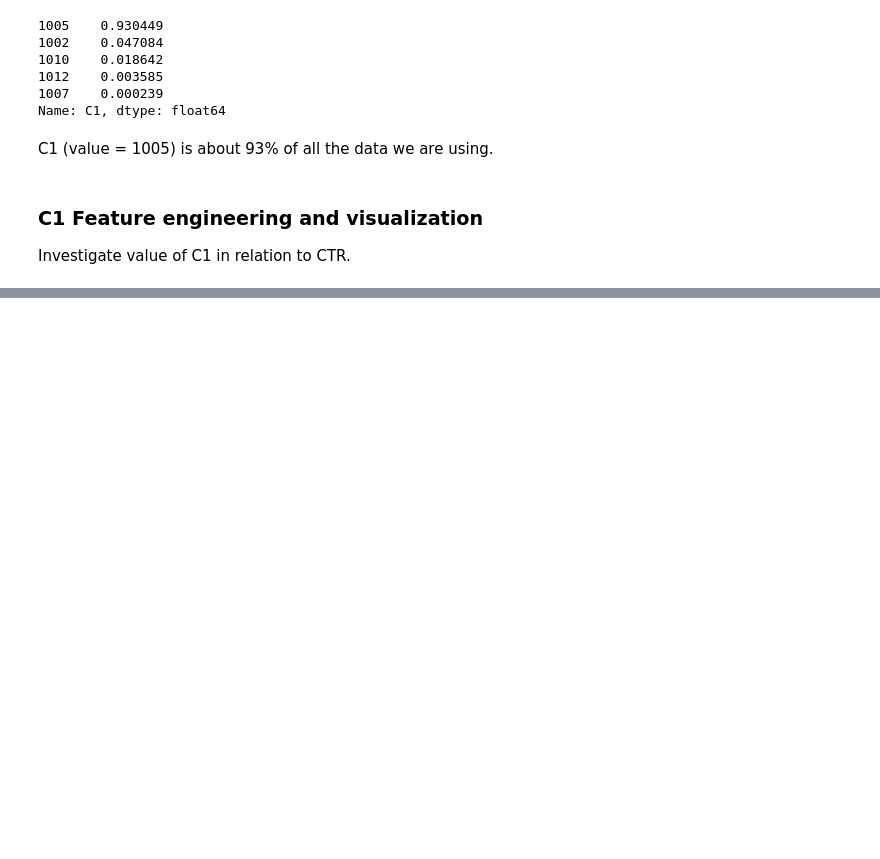
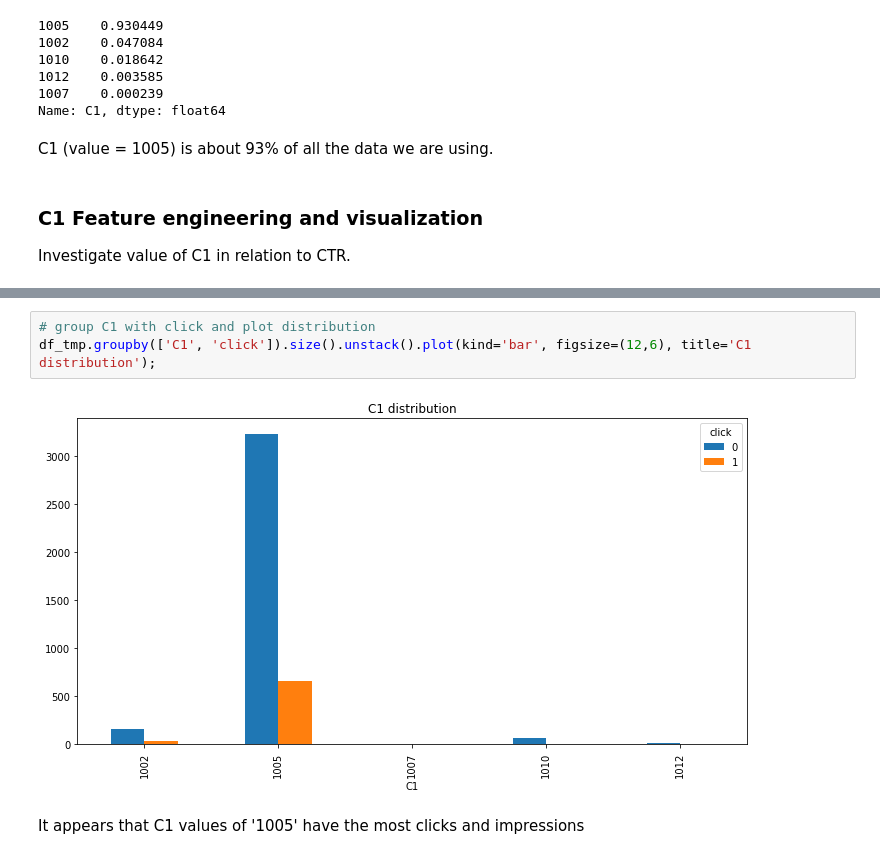
Before and after one commit to kanalyzers/ad_optimization, a Jupyter notebook: notebooks/random_forest.ipynb, the cells around one changed output, grey strips where cells are left out. Drawn from its saved outputs; the diff is of its cells as text; blank space fills up the shorter version.

Commit message:
group C1 with click and plot distribution. at first glance C1 val of 1005 have most clicks & impressions. Needs more feature engineering to tease out meaning

```diff
--- a/notebooks/random_forest.ipynb
+++ b/notebooks/random_forest.ipynb
@@ -654,0 +680,7 @@ Investigate value of C1 in relation to CTR.
+# %%
+# group C1 with click and plot distribution
+df_tmp.groupby(['C1', 'click']).size().unstack().plot(kind='bar', figsize=(12,6), title='C1 distribution');
+# %% [output]
+[figure, added]
+# %% [markdown]
+It appears that C1 values of '1005' have the most clicks and impressions
```
Also changed, not shown: parts of 5 cells of this notebook.
